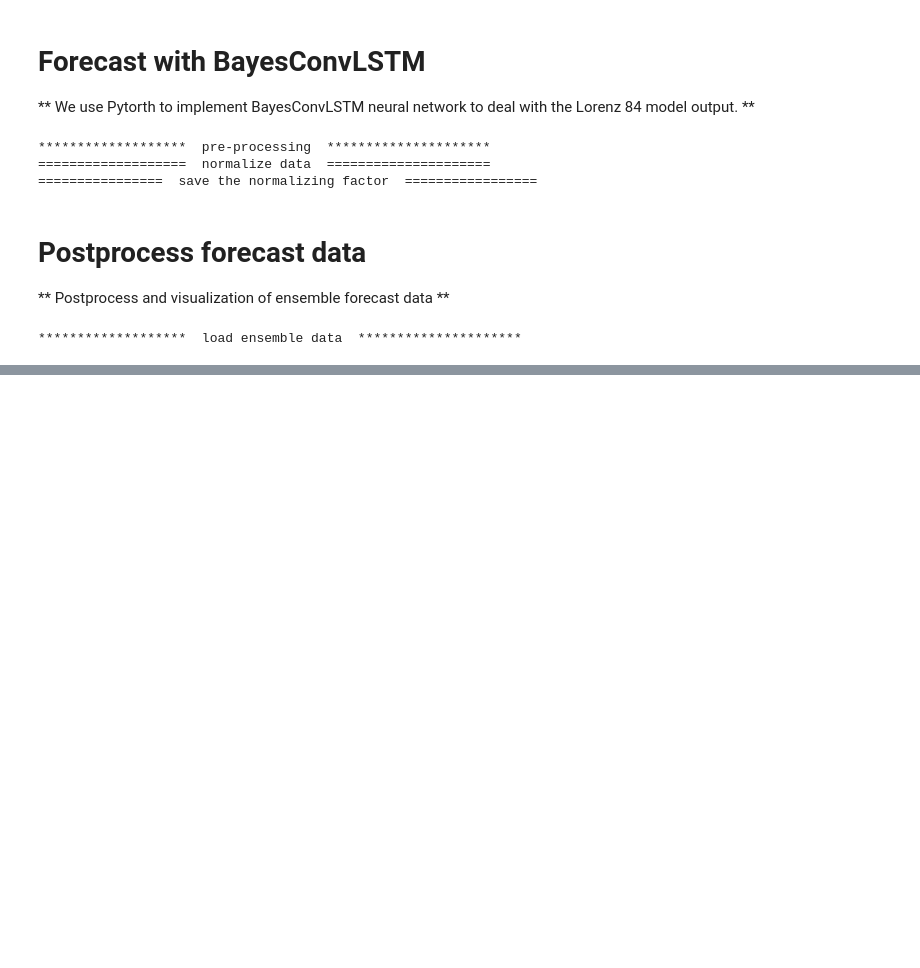
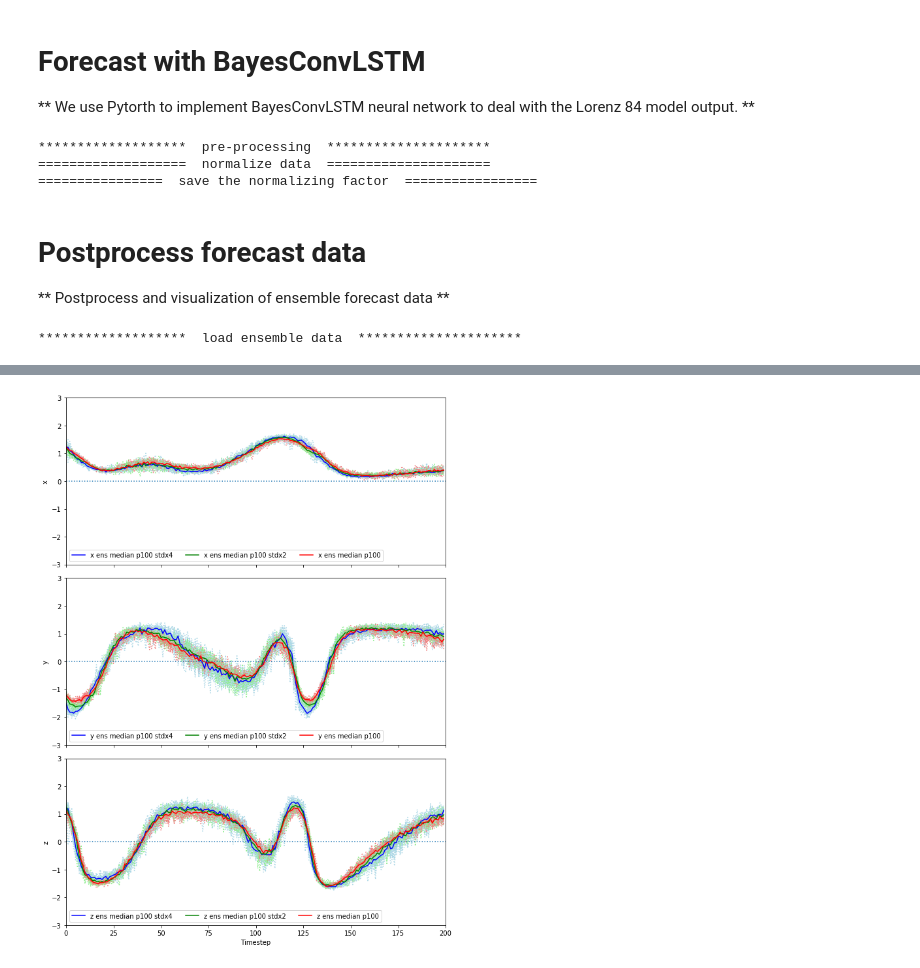
Before and after one commit to geek-yang/DeepArctic, a Jupyter notebook: BayesMap/Lorenz84/comp_forecast_loss_penalty_Lorens84.ipynb, the cells around one changed output, grey strips where cells are left out. Cells and saved outputs as stored; diff of their text form; code cells hidden in the pictures; blank space fills up the shorter version.

```diff
--- a/BayesMap/Lorenz84/comp_forecast_loss_penalty_Lorens84.ipynb
+++ b/BayesMap/Lorenz84/comp_forecast_loss_penalty_Lorens84.ipynb
@@ -625,0 +619,81 @@ G_ex = [1.000010 : 0.999990] **~0.001%**<br>
+# %%
+    #######################################################################################
+    #########    visualization of lead time dependent prediction - std of prior   #########
+    #######################################################################################
+    index = np.arange(test_len)
+    print ('===================  visualize data  =====================')
+
+    fig03 = plt.figure()
+    fig03, (ax1,ax2,ax3) = plt.subplots(3, 1, sharex=True)
+    fig03.set_size_inches(9, 12, forward=True)
+    # each member
+    for i in range(ens):
+        ax1.plot(index, predictand_p100_stdx4[i, 0, :, 0] * (x_max - x_min) + x_min,
+                 color='lightblue', linestyle='dotted')
+        ax2.plot(index, predictand_p100_stdx4[i, 1, :, 0] * (y_max - y_min) + y_min,
+                 color='lightblue', linestyle='dotted')
+        ax3.plot(index, predictand_p100_stdx4[i, 2, :, 0] * (z_max - z_min) + z_min,
+                 color='lightblue', linestyle='dotted')
+
+        ax1.plot(index, predictand_p100_stdx2[i, 0, :, 0] * (x_max - x_min) + x_min,
+                 color='lightgreen', linestyle='dotted')
+        ax2.plot(index, predictand_p100_stdx2[i, 1, :, 0] * (y_max - y_min) + y_min,
+                 color='lightgreen', linestyle='dotted')
+        ax3.plot(index, predictand_p100_stdx2[i, 2, :, 0] * (z_max - z_min) + z_min,
+                 color='lightgreen', linestyle='dotted')
+
+        ax1.plot(index, predictand_p100[i, 0, :, 0] * (x_max - x_min) + x_min,
+                 color='lightcoral', linestyle='dotted')
+        ax2.plot(index, predictand_p100[i, 1, :, 0] * (y_max - y_min) + y_min,
+                 color='lightcoral', linestyle='dotted')
+        ax3.plot(index, predictand_p100[i, 2, :, 0] * (z_max - z_min) + z_min,
+                 color='lightcoral', linestyle='dotted')
+    # median
+    ax1.plot(index, predictand_median_p100_stdx4[0, :, 0] * (x_max - x_min) + x_min,
+             color='blue', linestyle='solid', label='x ens median p100 stdx4')
+    ax2.plot(index, predictand_median_p100_stdx4[1, :, 0] * (y_max - y_min) + y_min,
+             color='blue', linestyle='solid', label='y ens median p100 stdx4')
+    ax3.plot(index, predictand_median_p100_stdx4[2, :, 0] * (z_max - z_min) + z_min,
+             color='blue', linestyle='solid', label='z ens median p100 stdx4')
+
+    ax1.plot(index, predictand_median_p100_stdx2[0, :, 0] * (x_max - x_min) + x_min,
+             color='green', linestyle='solid', label='x ens median p100 stdx2')
+    ax2.plot(index, predictand_median_p100_stdx2[1, :, 0] * (y_max - y_min) + y_min,
+             color='green', linestyle='solid', label='y ens median p100 stdx2')
+    ax3.plot(index, predictand_median_p100_stdx2[2, :, 0] * (z_max - z_min) + z_min,
+             color='green', linestyle='solid', label='z ens median p100 stdx2')
+
+    ax1.plot(index, predictand_median_p100[0, :, 0] * (x_max - x_min) + x_min,
+             color='red', linestyle='solid', label='x ens median p100')
+    ax2.plot(index, predictand_median_p100[1, :, 0] * (y_max - y_min) + y_min,
+             color='red', linestyle='solid', label='y ens median p100')
+    ax3.plot(index, predictand_median_p100[2, :, 0] * (z_max - z_min) + z_min,
+             color='red', linestyle='solid', label='z ens median p100')
+
+    ax1.axhline(y=0, ls = ':')
+    ax2.axhline(y=0, ls = ':')
+    ax3.axhline(y=0, ls = ':')
+
+    ax1.set_ylim(-3, 3)
+    ax2.set_ylim(-3, 3)
+    ax3.set_ylim(-3, 3)
+
+    ax1.set_xlim(0, test_len)
+    ax2.set_xlim(0, test_len)
+    ax3.set_xlim(0, test_len)
+
+    ax1.legend(frameon=True, loc=3, prop={'size': 10}, ncol=3)
+    ax2.legend(frameon=True, loc=3, prop={'size': 10}, ncol=3)
+    ax3.legend(frameon=True, loc=3, prop={'size': 10}, ncol=3)
+
+    ax1.set_ylabel("x")
+    ax2.set_ylabel("y")
+    ax3.set_ylabel("z")
+
+    plt.xlabel("Timestep")
+
+    plt.tight_layout()
+
+    plt.show()
+    fig03.savefig(os.path.join(output_path,'BayesConvLSTM_forecast_lorenz84_series_ens_comp_std.png'),dpi=200)
+# %% [output]
@@ -626,3 +702,4 @@ G_ex = [1.000010 : 0.999990] **~0.001%**<br>
+[figure, added]
 # %%
     #############################################################################################################
     ###########        Comparison Lorenz 84 model ensemble output and BayesConvLSTM forecast          ###########
```
Also changed, not shown: parts of 9 cells of this notebook, 4 other files.
